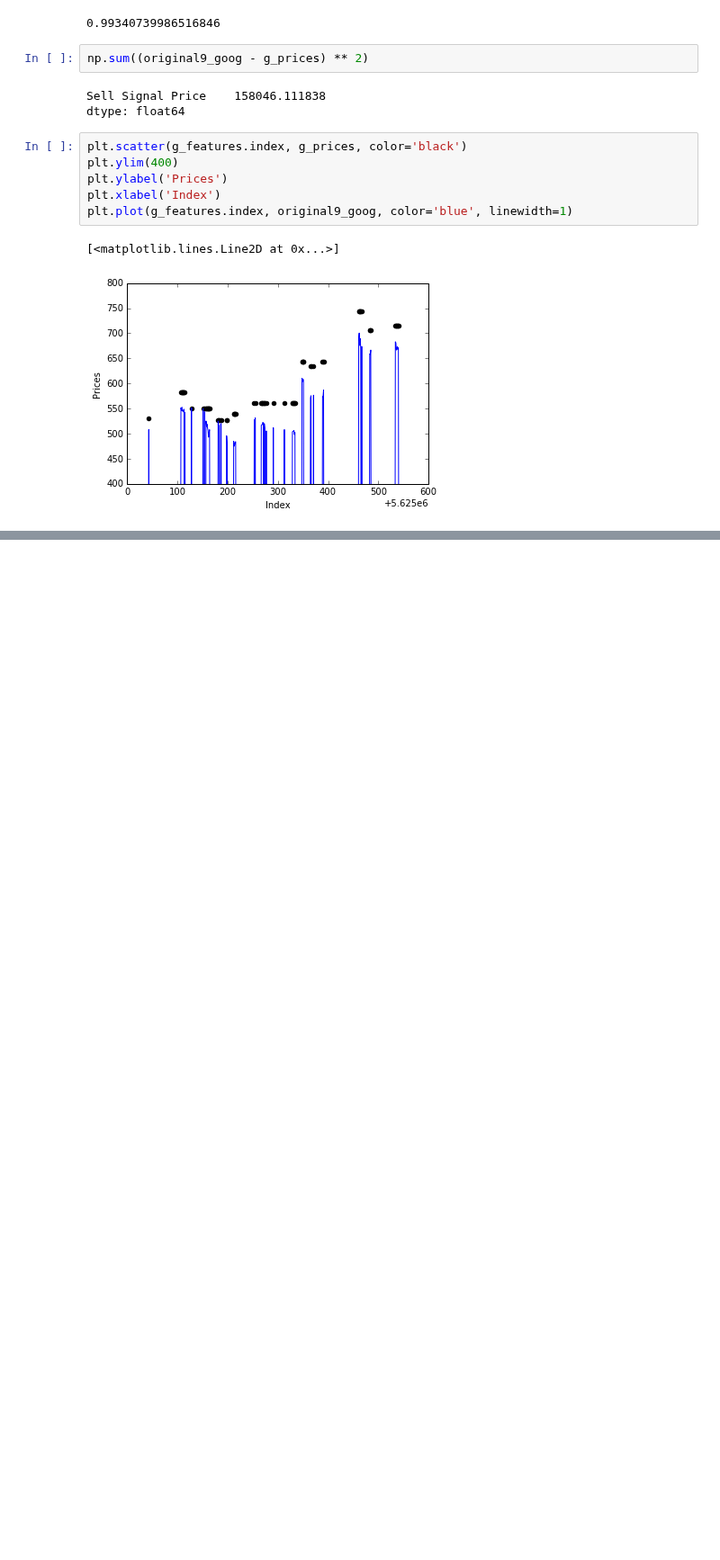
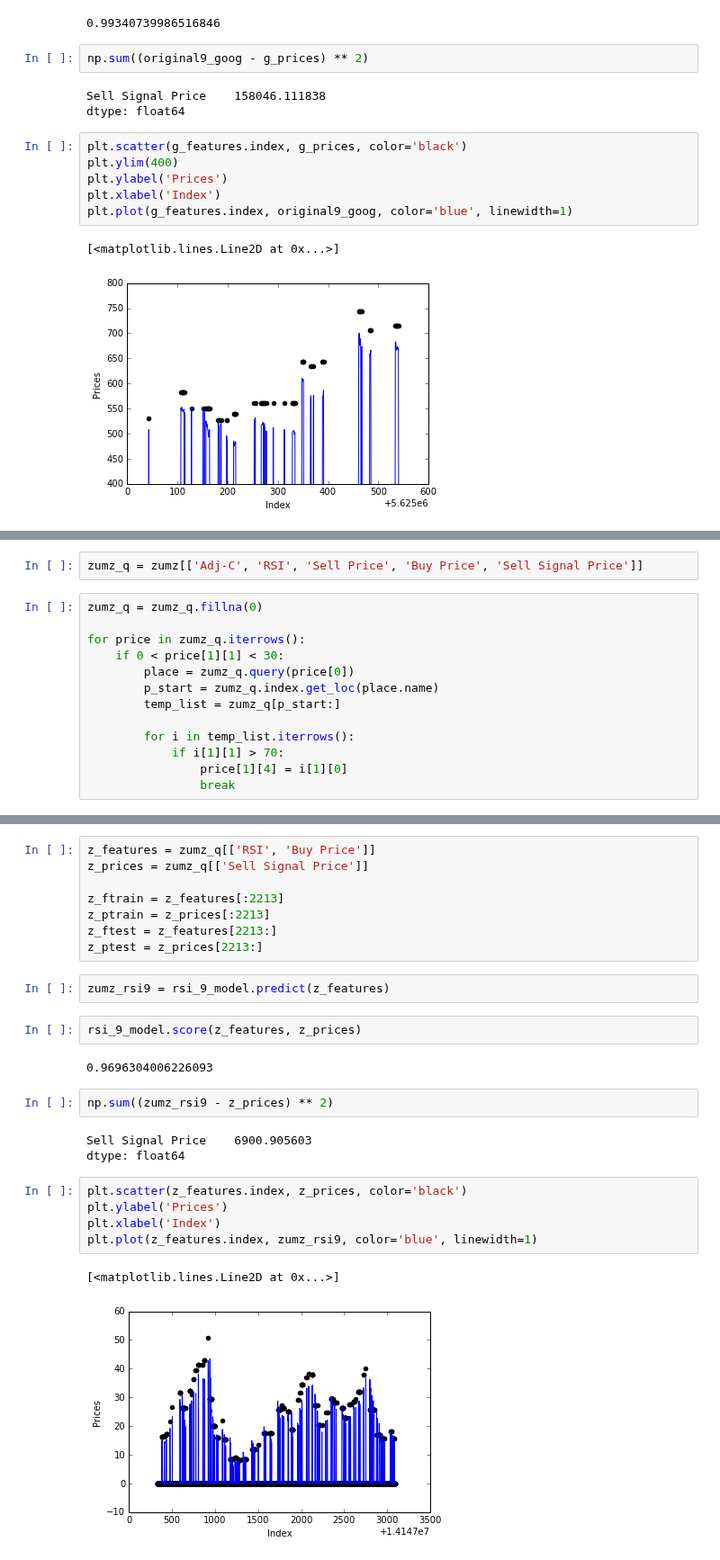
Before and after one commit to theofanislekkas/mlnd, a Jupyter notebook: rsi/RSI Reboot-Copy1.ipynb, the cells around one changed output, grey strips where cells are left out. Shown at 90% size. Cells and saved outputs as stored; diff of their text form; blank space fills up the shorter version.

Commit message:
Test model with new data.

```diff
--- a/rsi/RSI Reboot-Copy1.ipynb
+++ b/rsi/RSI Reboot-Copy1.ipynb
@@ -1006,0 +1046,15 @@ plt.plot(g_features.index, original9_goog, color='blue', linewidth=1)
+# %%
+zumz_q = zumz[['Adj-C', 'RSI', 'Sell Price', 'Buy Price', 'Sell Signal Price']]
+# %%
+zumz_q = zumz_q.fillna(0)
+
+for price in zumz_q.iterrows():
+    if 0 < price[1][1] < 30:
+        place = zumz_q.query(price[0])
+        p_start = zumz_q.index.get_loc(place.name)
+        temp_list = zumz_q[p_start:]
+
+        for i in temp_list.iterrows():
+            if i[1][1] > 70:
+                price[1][4] = i[1][0]
+                break
@@ -1006,0 +1067,27 @@ plt.plot(g_features.index, original9_goog, color='blue', linewidth=1)
+# %%
+z_features = zumz_q[['RSI', 'Buy Price']]
+z_prices = zumz_q[['Sell Signal Price']]
+
+z_ftrain = z_features[:2213]
+z_ptrain = z_prices[:2213]
+z_ftest = z_features[2213:]
+z_ptest = z_prices[2213:]
+# %%
+zumz_rsi9 = rsi_9_model.predict(z_features)
+# %%
+rsi_9_model.score(z_features, z_prices)
+# %% [output]
+0.9696304006226093
+# %%
+np.sum((zumz_rsi9 - z_prices) ** 2)
+# %% [output]
+Sell Signal Price    6900.905603
+dtype: float64
+# %%
+plt.scatter(z_features.index, z_prices, color='black')
+plt.ylabel('Prices')
+plt.xlabel('Index')
+plt.plot(z_features.index, zumz_rsi9, color='blue', linewidth=1)
+# %% [output]
+[<matplotlib.lines.Line2D at 0x...>]
+[figure, added]
```
Also changed, not shown: parts of 20 cells of this notebook.
